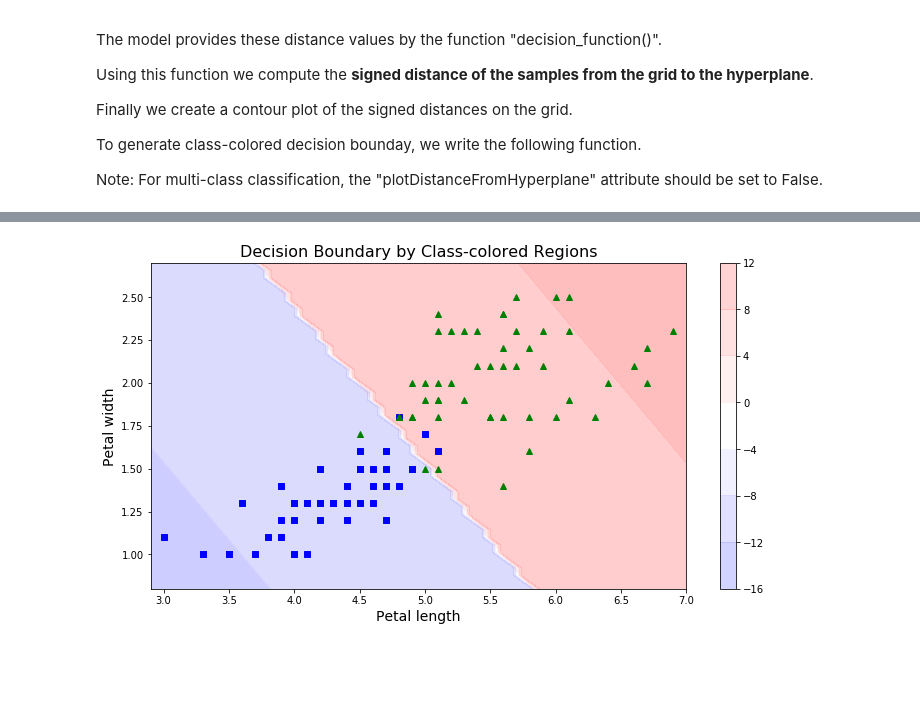
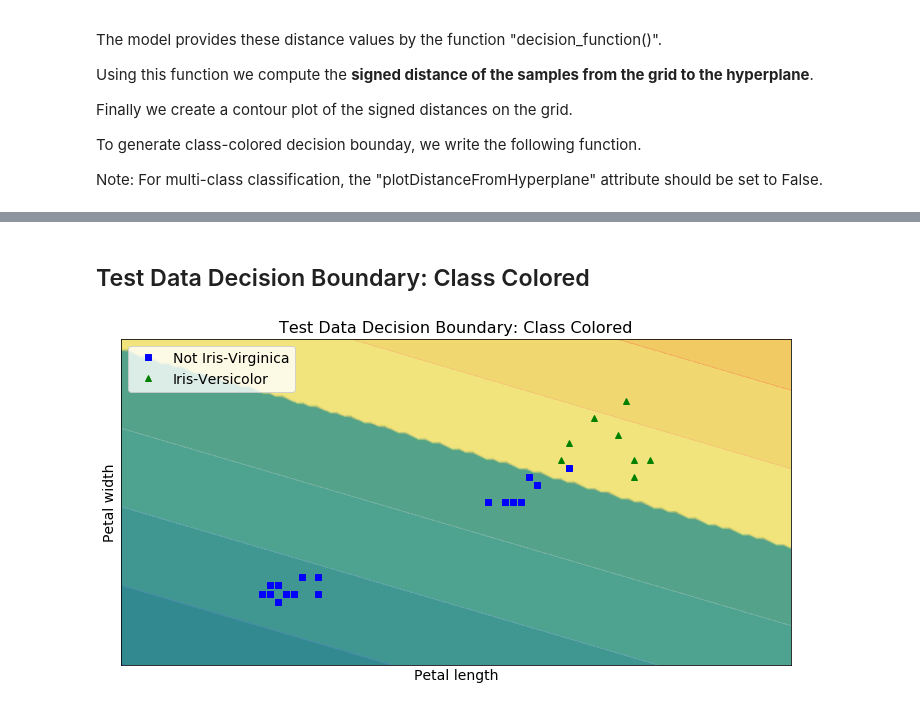
Before and after one commit to rhasanbd/Logistic-Regression-Comparative-Understanding, a Jupyter notebook: Logistic Regression-1-Binary Classification.ipynb, the cells around one changed output, grey strips where cells are left out. Cells and saved outputs as stored; diff of their text form; code cells hidden in the pictures; blank space fills up the shorter version.

```diff
--- a/Logistic Regression-1-Binary Classification.ipynb
+++ b/Logistic Regression-1-Binary Classification.ipynb
@@ -92,3 +125,12 @@ X_train, X_test, y_train, y_test = train_test_split(X, y, test_size=0.20, random
+# %%
+scaler = StandardScaler()
+
+# Fit on training set only.
+scaler.fit(X_train)
+
+# Apply transform to both the training set and the test set.
+X_train = scaler.transform(X_train)
+X_test = scaler.transform(X_test)
 # %% [markdown]
 ## Scikit-Learn LogisticRegression Attributes Settting
 
@@ -126,16 +176,16 @@ First, we need to find the optimal hyperparameters via Gridsearch.
 # %%
 %%time
 param_grid = {'solver': ['liblinear', 'newton-cg', 'lbfgs', 'sag', 'saga'],
-              'tol': [1e-3, 1e-4], 'max_iter':[3000, 5000, 10000],'C': [0.001, 0.1, 0.5, 1, 10]}
+              'tol': [1e-3, 1e-4], 'max_iter':[100, 500, 1000],'C': [0.1, 0.5, 1, 1.5, 2, 50, 100]}
 
 lg_reg = LogisticRegression()
 
-lg_reg_cv = GridSearchCV(lg_reg, param_grid, scoring='accuracy', cv=3, verbose=1, n_jobs=-1)
+lg_reg_cv = GridSearchCV(lg_reg, param_grid, scoring='f1', cv=3, verbose=1, n_jobs=-1)
 lg_reg_cv.fit(X_train, y_train)
 
 params_optimal = lg_reg_cv.best_params_
 
-print("Best Score (accuracy): %f" % lg_reg_cv.best_score_)
+print("Best Score (F1 score): %f" % lg_reg_cv.best_score_)
 print("Optimal Hyperparameter Values: ", params_optimal)
 print("\n")
 # %% [output]
@@ -448,16 +550,13 @@ def decision_boundary_class_colored(clf, X, plotDistanceFromHyperplane=False):
 
 
     # Generate the contourf plot for the predictions
-    plt.contourf(x1, x2, y_pred, cmap=plt.cm.bwr, alpha=0.2)
+    plt.contourf(x1, x2, y_pred, cmap=plt.cm.summer, alpha=0.9)
 
 
     if(plotDistanceFromHyperplane == True):
-
         # Compute the signed distance of a sample to the hyperplane for all new points
         y_decision = clf.decision_function(X_new).reshape(x1.shape)
 
         # Generate the contourf plot for the distance of all points from the hyperplane
         plt.contourf(x1, x2, y_decision, cmap=plt.cm.bwr, alpha=0.2)
-
-    plt.colorbar()
 # %% [markdown]
@@ -465,17 +581,19 @@ def decision_boundary_class_colored(clf, X, plotDistanceFromHyperplane=False):
+# %% [markdown]
+## Test Data Decision Boundary: Class Colored
 # %%
 plt.figure(figsize=(12, 6))
 
-decision_boundary_class_colored(lg_reg_clf, X, plotDistanceFromHyperplane=True)
+decision_boundary_class_colored(lg_reg_clf, X_test, plotDistanceFromHyperplane=True)
 
-plt.plot(X[y==0, 0], X[y==0, 1], "bs")
-plt.plot(X[y==1, 0], X[y==1, 1], "g^")
+plt.plot(X_test[y_test==0, 0], X_test[y_test==0, 1], "bs", label="Not Iris-Virginica")
+plt.plot(X_test[y_test==1, 0], X_test[y_test==1, 1], "g^", label="Iris-Versicolor")
+
 plt.xlabel("Petal length", fontsize=14)
 plt.ylabel("Petal width", fontsize=14)
-plt.title("Decision Boundary by Class-colored Regions", fontsize=16)
-plt.axis([2.9, 7, 0.8, 2.7])
-
-
-
+plt.legend(loc="upper left", fontsize=14)
+plt.title("Test Data Decision Boundary: Class Colored", fontsize=16)
+plt.xticks(())
+plt.yticks(())
 plt.show()
 # %% [output]
-[figure, old version]
+[figure, new version]
```
Also changed, not shown: parts of 26 cells of this notebook, 2 other files.
